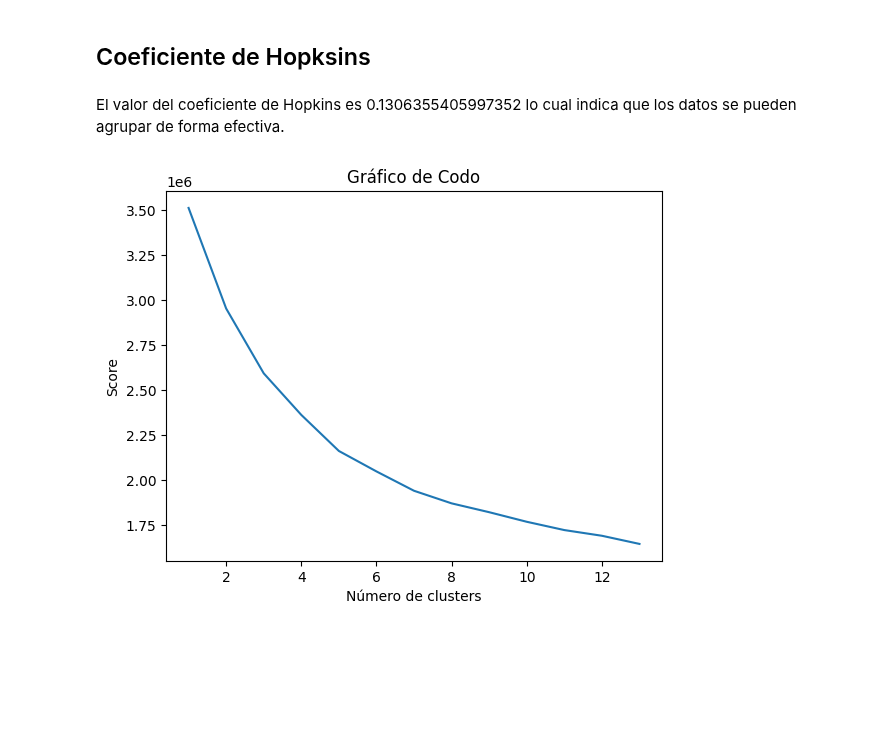
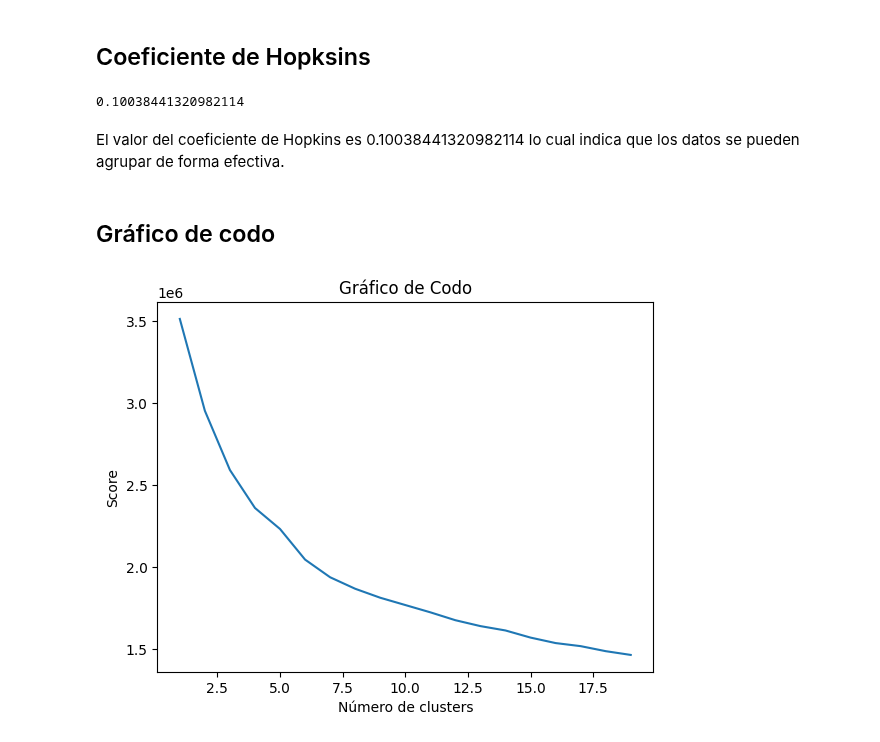
Before and after one commit to MGonza20/Proyecto1_MD, a Jupyter notebook: proyecto_final.ipynb, the cells around one changed output. Cells and saved outputs as stored; diff of their text form; code cells hidden in the pictures; blank space fills up the shorter version.

Commit message:
gráfico de codo con más iteraciones

```diff
--- a/proyecto_final.ipynb
+++ b/proyecto_final.ipynb
@@ -515,23 +515,27 @@ import random, sklearn, pyclustertend
 random.seed(123)
 X_scale = sklearn.preprocessing.scale(data_final)
 
-# pyclustertend.hopkins(X_scale, len(X_scale))
+pyclustertend.hopkins(X_scale, len(X_scale))
+# %% [output]
+0.10038441320982114
 # %% [markdown]
-El valor del coeficiente de Hopkins es 0.1306355405997352 lo cual indica que los datos se pueden agrupar de forma efectiva.
+El valor del coeficiente de Hopkins es 0.10038441320982114 lo cual indica que los datos se pueden agrupar de forma efectiva.
+# %% [markdown]
+## Gráfico de codo
 # %%
 import sklearn.cluster as cluster
 
-numeroClusters = range(1,14)
+numeroClusters = range(1,20)
 wcss = []
 for i in numeroClusters:
     kmeans = cluster.KMeans(n_clusters=i)
     kmeans.fit(X_scale)
     wcss.append(kmeans.inertia_)
 
 plt.plot(numeroClusters, wcss)
 plt.xlabel("Número de clusters")
 plt.ylabel("Score")
 plt.title("Gráfico de Codo")
 plt.show()
 # %% [output]
-[figure, old version]
+[figure, new version]
```
